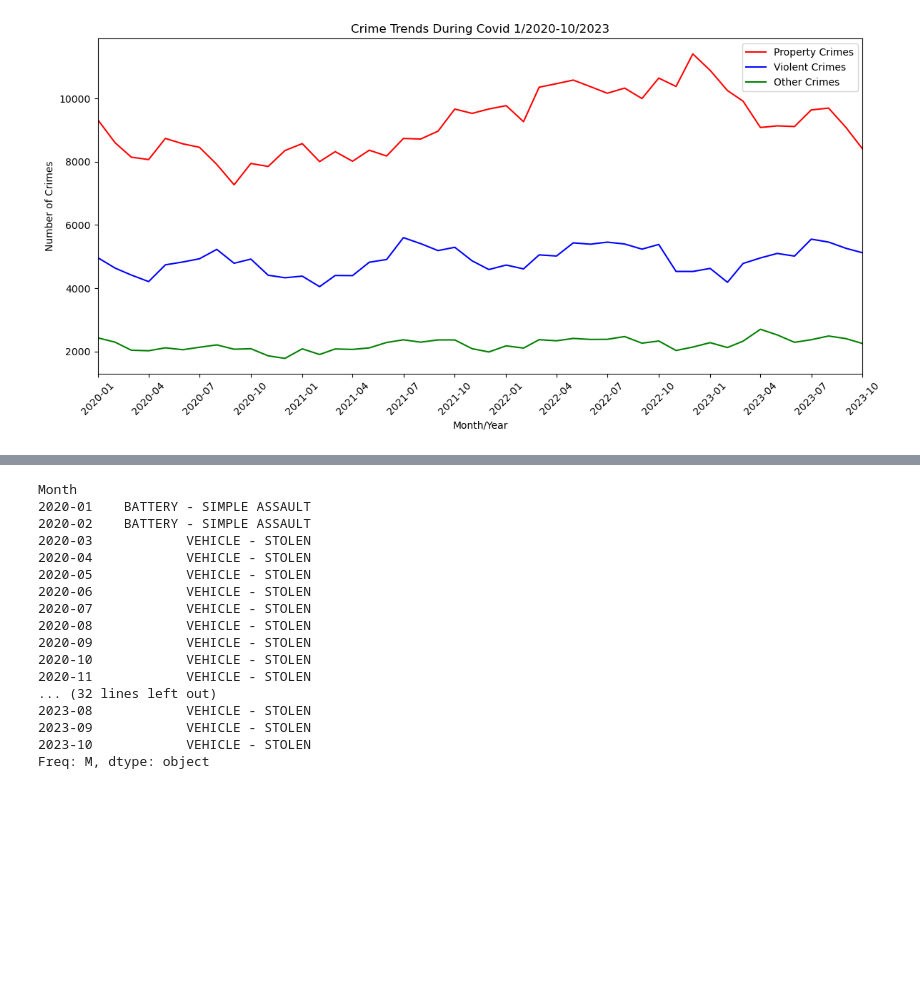
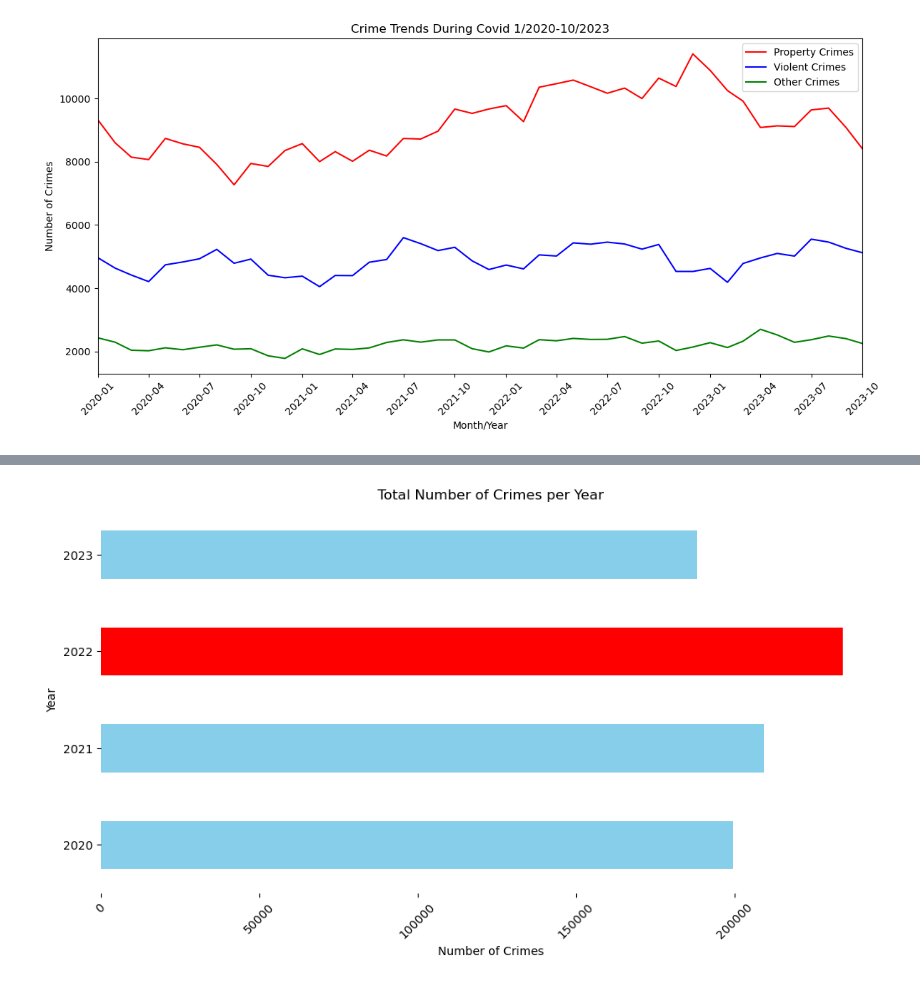
Before and after one commit to eshih22/la_crime_group_project, a Jupyter notebook: LA_crime_data.ipynb, the cells around one changed output, grey strips where cells are left out. Saved outputs shown, nothing was run; the diff lists cells and outputs as text; code cells hidden in the pictures; blank space fills up the shorter version.

```diff
--- a/LA_crime_data.ipynb
+++ b/LA_crime_data.ipynb
@@ -1697,27 +1508,19 @@ TypeError: 'bool' object is not callable
-# %%
-# Group by 'Month/Year' and 'Crime Description' to get the count of each crime type per month
-most_common_by_month = filtered_data_df.groupby(['Month', 'Crime Description']).size().unstack(fill_value=0)
-
-# Find the most common crime for each month
-most_common_crimes_by_month = most_common_by_month.idxmax(axis=1)
-
-# Print the results
-print(most_common_crimes_by_month)
-# %% [output]
-Month
-2020-01    BATTERY - SIMPLE ASSAULT
-2020-02    BATTERY - SIMPLE ASSAULT
-2020-03            VEHICLE - STOLEN
-2020-04            VEHICLE - STOLEN
-2020-05            VEHICLE - STOLEN
-2020-06            VEHICLE - STOLEN
-2020-07            VEHICLE - STOLEN
-2020-08            VEHICLE - STOLEN
-2020-09            VEHICLE - STOLEN
-2020-10            VEHICLE - STOLEN
-2020-11            VEHICLE - STOLEN
-... (32 lines left out)
-2023-08            VEHICLE - STOLEN
-2023-09            VEHICLE - STOLEN
-2023-10            VEHICLE - STOLEN
-Freq: M, dtype: object
+# %%
+# Filter the data to include only the years 2020 to 2023
+data_df = filtered_data_df[(filtered_data_df['Year'] >= 2020) & (filtered_data_df['Year'] <= 2023)]
+
+# Calculate total number of crimes per year
+crime_counts_by_year = data_df.groupby('Year').size()
+
+# Visualize the data
+plt.figure(figsize=(12, 6))
+bar_colors = ['skyblue' if year != 2022 else 'red' for year in crime_counts_by_year.index]
+crime_counts_by_year.plot(kind='barh', color=bar_colors)
+plt.title('Total Number of Crimes per Year')
+plt.ylabel('Year')
+plt.xlabel('Number of Crimes')
+plt.xticks(rotation=45)
+plt.box(False)
+plt.show()
+# %% [output]
+[figure, added]
```
Also changed, not shown: parts of 45 cells of this notebook, 4 other files.
